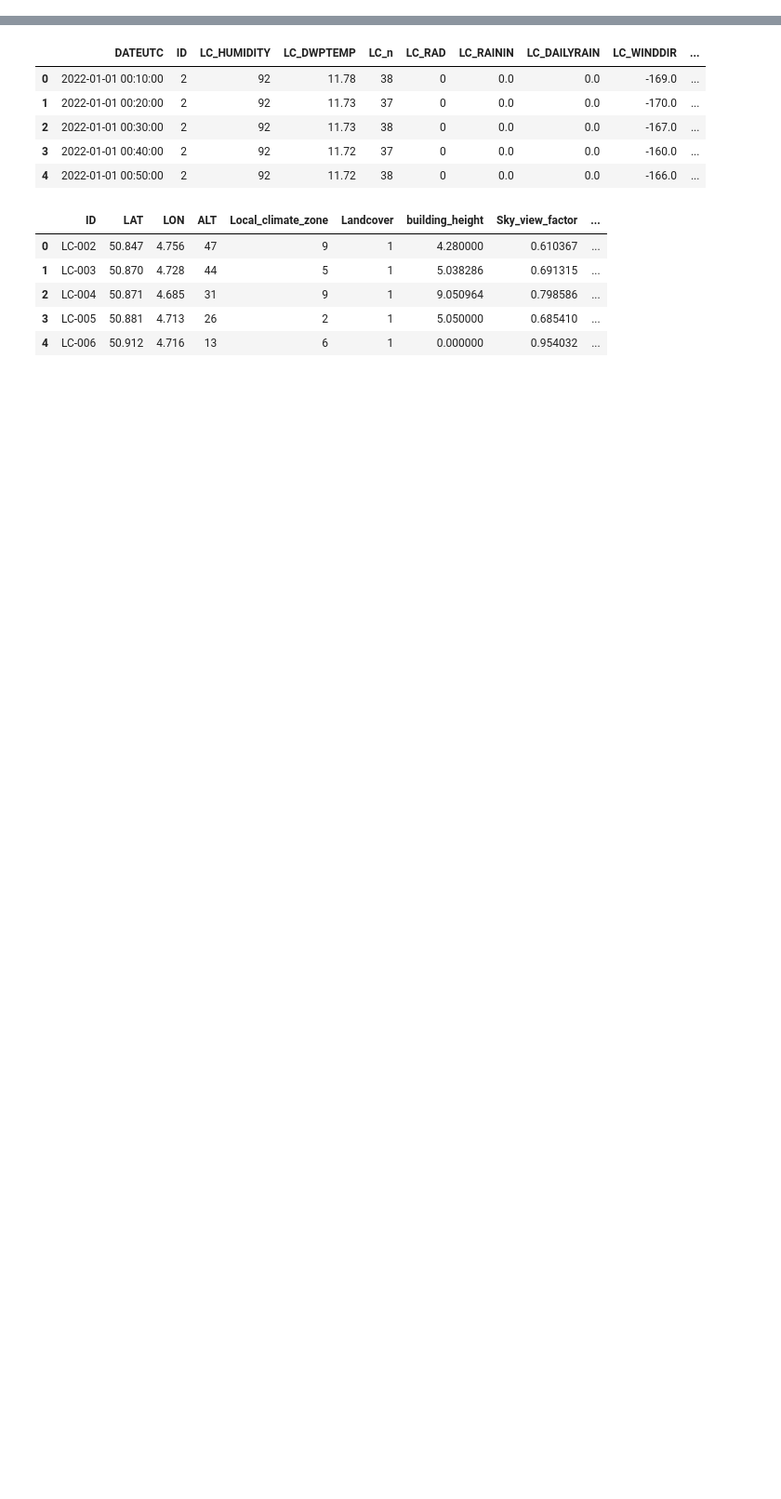
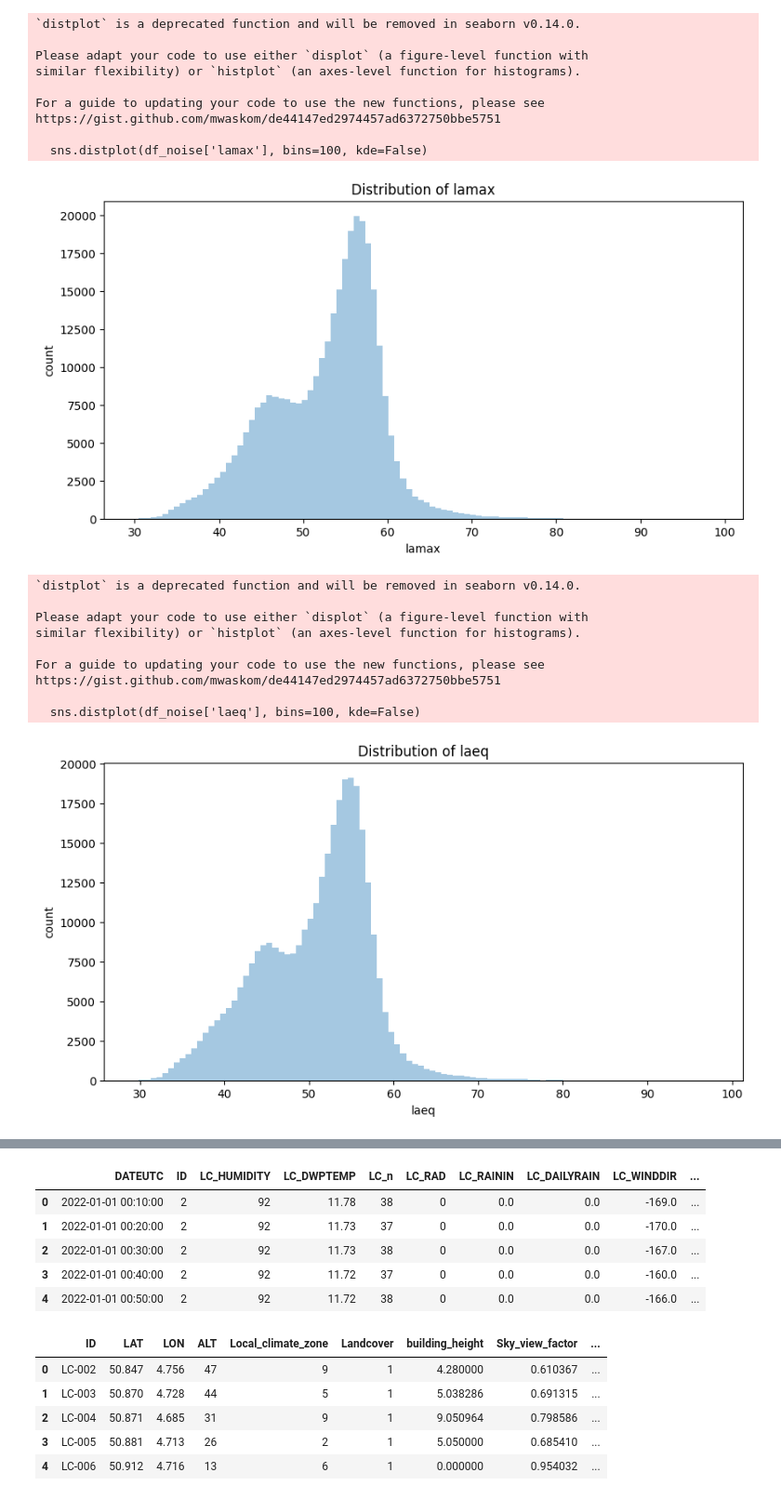
Before and after one commit to vavald/MDA_Switzerland, a Jupyter notebook: Valentin/Final_data_cleaning_valentin.ipynb, the cells around one changed output, grey strips where cells are left out. Shown at 93% size. Saved outputs shown, nothing was run; the diff lists cells and outputs as text; code cells hidden in the pictures; blank space fills up the shorter version.

```diff
--- a/Valentin/Final_data_cleaning_valentin.ipynb
+++ b/Valentin/Final_data_cleaning_valentin.ipynb
@@ -18,0 +25,57 @@ df_noise.head()
+# %%
+# plot the detailed dstrbuton of lamax,laeq,lceq and lcpeak using pyplot
+import matplotlib.pyplot as plt
+import seaborn as sns
+
+# plot the distribution of lamax
+plt.figure(figsize=(10, 5))
+sns.distplot(df_noise['lamax'], bins=100, kde=False)
+plt.title('Distribution of lamax')
+plt.xlabel('lamax')
+plt.ylabel('count')
+plt.show()
+
+# plot the distribution of laeq
+plt.figure(figsize=(10, 5))
+sns.distplot(df_noise['laeq'], bins=100, kde=False)
+plt.title('Distribution of laeq')
+plt.xlabel('laeq')
+plt.ylabel('count')
+plt.show()
+
+# plot the distribution of lceq
+plt.figure(figsize=(10, 5))
+sns.distplot(df_noise['lceq'], bins=100, kde=False)
+plt.title('Distribution of lceq')
+plt.xlabel('lceq')
+plt.ylabel('count')
+plt.show()
+
+# plot the distribution of lcpeak
+plt.figure(figsize=(10, 5))
+sns.distplot(df_noise['lcpeak'], bins=100, kde=False)
+plt.title('Distribution of lcpeak')
+plt.xlabel('lcpeak')
+plt.ylabel('count')
+plt.show()
+# %% [output]
+`distplot` is a deprecated function and will be removed in seaborn v0.14.0.
+
+Please adapt your code to use either `displot` (a figure-level function with
+similar flexibility) or `histplot` (an axes-level function for histograms).
+
+For a guide to updating your code to use the new functions, please see
+https://gist.github.com/mwaskom/de44147ed2974457ad6372750bbe5751
+
+  sns.distplot(df_noise['lamax'], bins=100, kde=False)
+[figure, added]
+`distplot` is a deprecated function and will be removed in seaborn v0.14.0.
+
+Please adapt your code to use either `displot` (a figure-level function with
+similar flexibility) or `histplot` (an axes-level function for histograms).
+
+For a guide to updating your code to use the new functions, please see
+https://gist.github.com/mwaskom/de44147ed2974457ad6372750bbe5751
+
+  sns.distplot(df_noise['laeq'], bins=100, kde=False)
+[figure, added]
```
Also changed, not shown: parts of 42 cells of this notebook.
